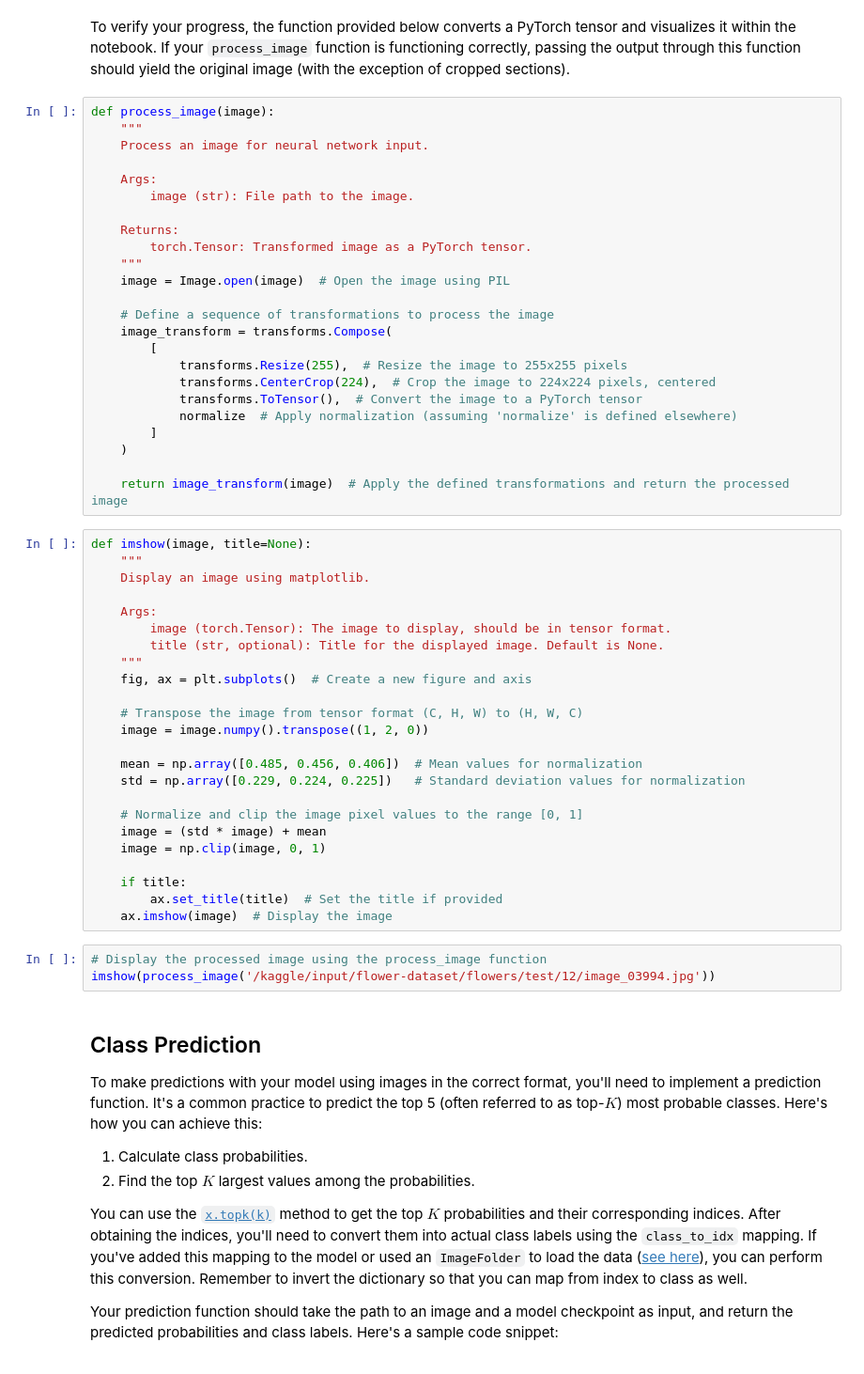
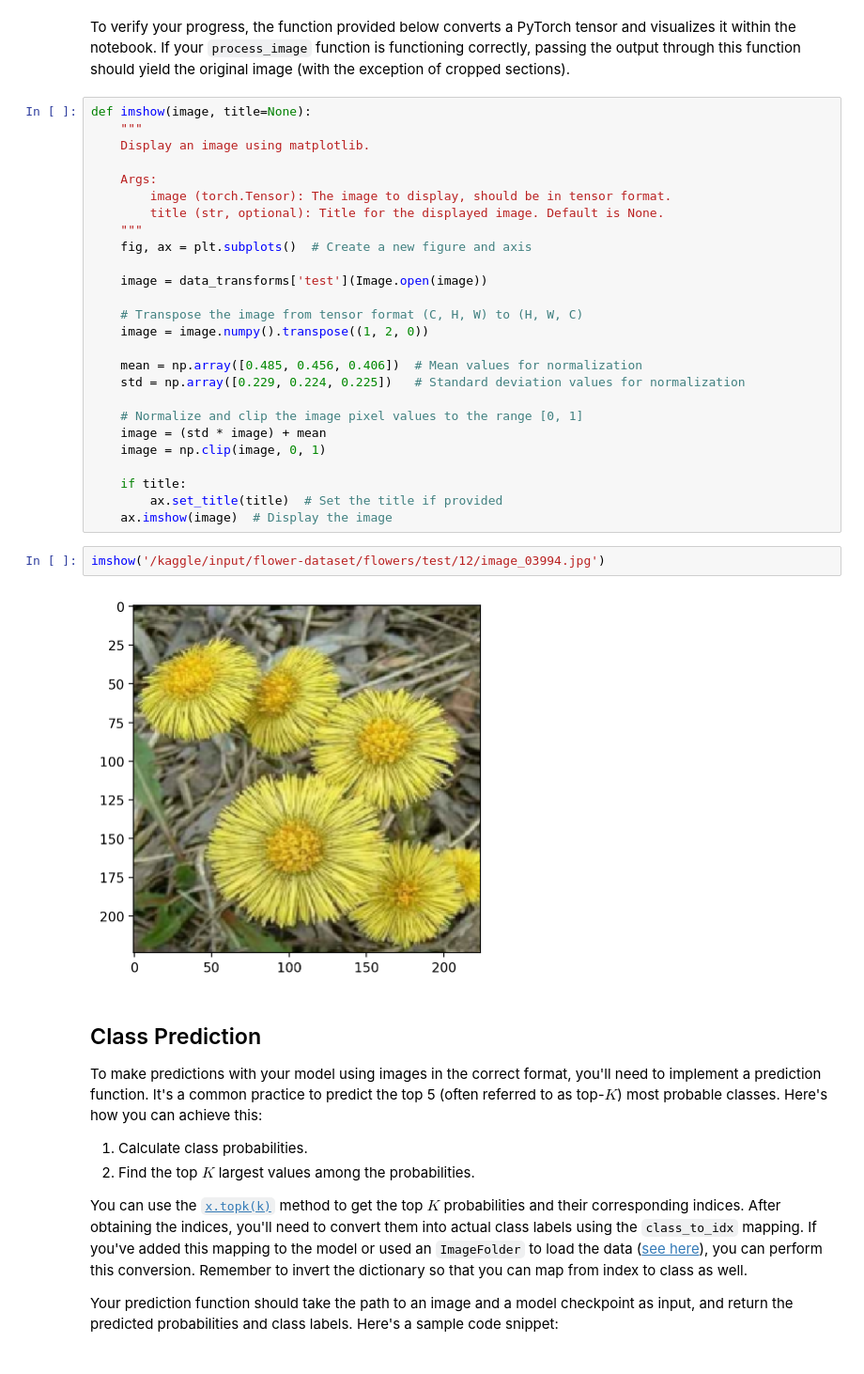
Before and after one commit to sidd6p/AWS-Image-Classification, a Jupyter notebook: flower-images-classification.ipynb, the cells around one changed output. Shown: that part at 94% size. Saved outputs shown, nothing was run; the diff lists cells and outputs as text.

Commit message:
Kaggle Notebook |  Flower Images Classification | Version 10

```diff
--- a/flower-images-classification.ipynb
+++ b/flower-images-classification.ipynb
@@ -406,30 +348,6 @@ First, you need to handle preprocessing the input image to make it compatible wi
 7. Lastly, PyTorch expects the color channel to be the first dimension, while it's the third dimension in both the PIL image and the Numpy array. You can rearrange dimensions using `ndarray.transpose`. The color channel needs to be the first dimension while maintaining the order of the other two dimensions.
 # %% [markdown]
 To verify your progress, the function provided below converts a PyTorch tensor and visualizes it within the notebook. If your `process_image` function is functioning correctly, passing the output through this function should yield the original image (with the exception of cropped sections).
-# %%
-def process_image(image):
-    """
-    Process an image for neural network input.
-
-    Args:
-        image (str): File path to the image.
-
-    Returns:
-        torch.Tensor: Transformed image as a PyTorch tensor.
-    """
-    image = Image.open(image)  # Open the image using PIL
-
-    # Define a sequence of transformations to process the image
-    image_transform = transforms.Compose(
-        [
-            transforms.Resize(255),  # Resize the image to 255x255 pixels
-            transforms.CenterCrop(224),  # Crop the image to 224x224 pixels, centered
-            transforms.ToTensor(),  # Convert the image to a PyTorch tensor
-            normalize  # Apply normalization (assuming 'normalize' is defined elsewhere)
-        ]
-    )
-
-    return image_transform(image)  # Apply the defined transformations and return the processed image
 # %%
 def imshow(image, title=None):
     """
@@ -440,6 +358,8 @@ def imshow(image, title=None):
         title (str, optional): Title for the displayed image. Default is None.
     """
     fig, ax = plt.subplots()  # Create a new figure and axis
+
+    image = data_transforms['test'](Image.open(image))
 
     # Transpose the image from tensor format (C, H, W) to (H, W, C)
     image = image.numpy().transpose((1, 2, 0))
@@ -455,8 +375,9 @@ def imshow(image, title=None):
         ax.set_title(title)  # Set the title if provided
     ax.imshow(image)  # Display the image
 # %%
-# Display the processed image using the process_image function
-imshow(process_image('/kaggle/input/flower-dataset/flowers/test/12/image_03994.jpg'))
+imshow('/kaggle/input/flower-dataset/flowers/test/12/image_03994.jpg')
+# %% [output]
+[figure, added]
 # %% [markdown]
 ## Class Prediction
 
```
Also changed, not shown: parts of 27 cells of this notebook.
